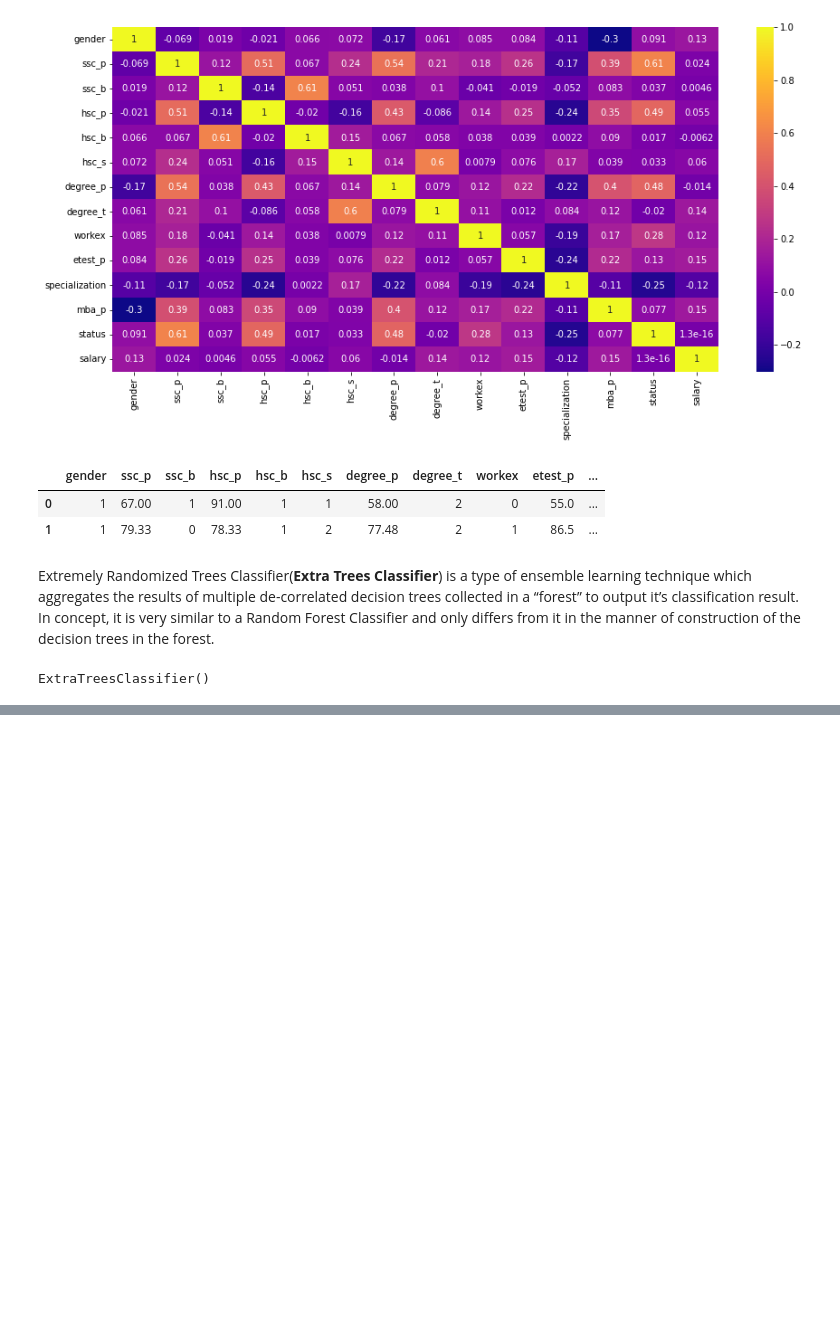
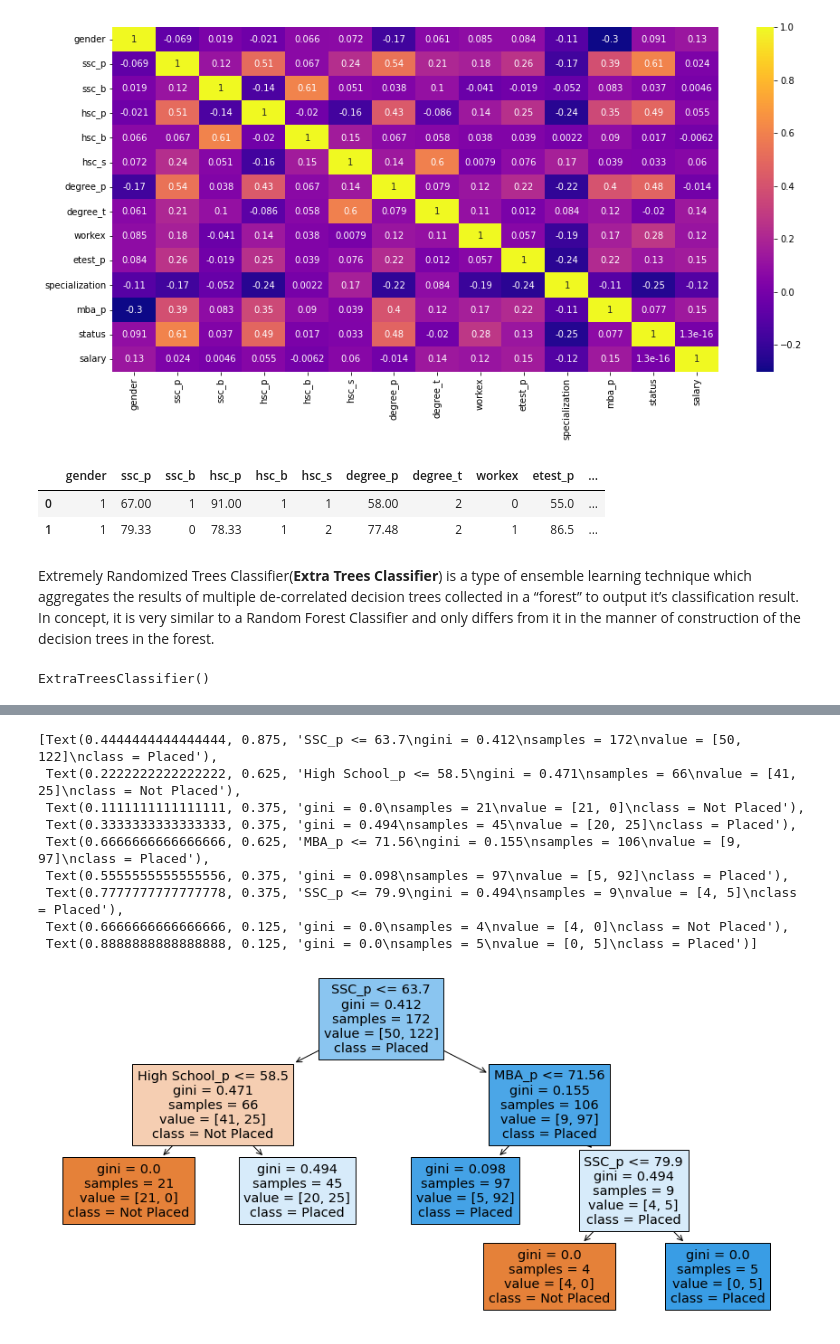
Before and after one commit to aman-thapa/Campus-placement-predictor, a Jupyter notebook: Campus_Placement_Predictor.ipynb, the cells around one changed output, grey strips where cells are left out. Saved outputs shown, nothing was run; the diff lists cells and outputs as text; code cells hidden in the pictures; blank space fills up the shorter version.

```diff
--- a/Campus_Placement_Predictor.ipynb
+++ b/Campus_Placement_Predictor.ipynb
@@ -449,0 +549,16 @@ train.head()
+# %%
+dc = DecisionTreeClassifier(ccp_alpha = 0.0195)
+dc.fit(X_train, y_train)
+plt.figure(figsize=(15,7))
+tree.plot_tree(dc, filled= True, class_names = ['Not Placed', 'Placed'], feature_names = train.columns)
+# %% [output]
+[Text(0.4444444444444444, 0.875, 'SSC_p <= 63.7\ngini = 0.412\nsamples = 172\nvalue = [50, 122]\nclass = Placed'),
+ Text(0.2222222222222222, 0.625, 'High School_p <= 58.5\ngini = 0.471\nsamples = 66\nvalue = [41, 25]\nclass = Not Placed'),
+ Text(0.1111111111111111, 0.375, 'gini = 0.0\nsamples = 21\nvalue = [21, 0]\nclass = Not Placed'),
+ Text(0.3333333333333333, 0.375, 'gini = 0.494\nsamples = 45\nvalue = [20, 25]\nclass = Placed'),
+ Text(0.6666666666666666, 0.625, 'MBA_p <= 71.56\ngini = 0.155\nsamples = 106\nvalue = [9, 97]\nclass = Placed'),
+ Text(0.5555555555555556, 0.375, 'gini = 0.098\nsamples = 97\nvalue = [5, 92]\nclass = Placed'),
+ Text(0.7777777777777778, 0.375, 'SSC_p <= 79.9\ngini = 0.494\nsamples = 9\nvalue = [4, 5]\nclass = Placed'),
+ Text(0.6666666666666666, 0.125, 'gini = 0.0\nsamples = 4\nvalue = [4, 0]\nclass = Not Placed'),
+ Text(0.8888888888888888, 0.125, 'gini = 0.0\nsamples = 5\nvalue = [0, 5]\nclass = Placed')]
+[figure, added]
```
Also changed, not shown: parts of 15 cells of this notebook.
